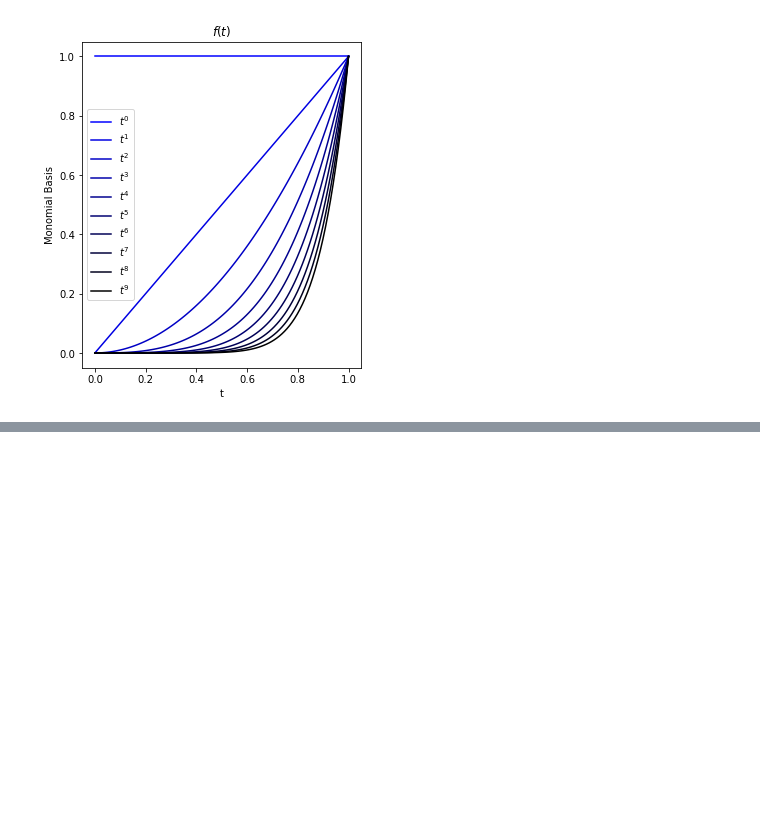
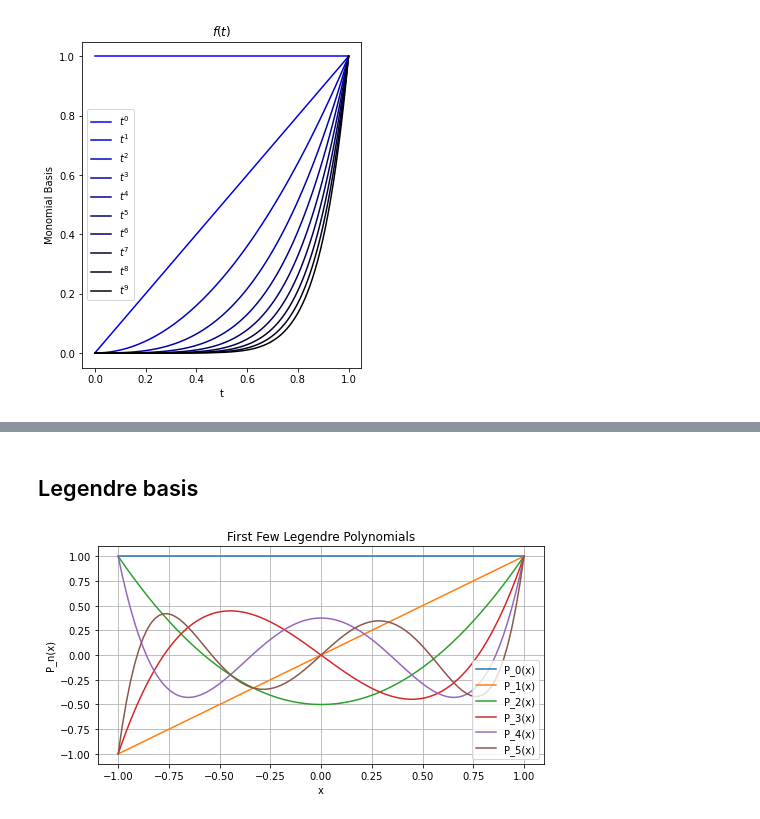
Before and after one commit to HadrienLMS/Numerical_Analysis_2024, a Jupyter notebook: 2_Interpolation/Additional_Material.ipynb, the cells around one changed output, grey strips where cells are left out. Cells and saved outputs as stored; diff of their text form; code cells hidden in the pictures; blank space fills up the shorter version.

```diff
--- a/2_Interpolation/Additional_Material.ipynb
+++ b/2_Interpolation/Additional_Material.ipynb
@@ -144,0 +217,27 @@ plt.show()
+# %% [markdown]
+## Legendre basis
+# %%
+import numpy as np
+import matplotlib.pyplot as plt
+from scipy.special import legendre
+
+# Define range of x values
+x = np.linspace(-1, 1, 100)
+
+# Number of polynomials to display
+num_polynomials = 6
+
+# Generate and plot each polynomial
+plt.figure(figsize=(8, 4))
+for n in range(num_polynomials):
+    P_n = legendre(n)  # Get the nth Legendre polynomial
+    plt.plot(x, P_n(x), label=f'P_{n}(x)')
+
+plt.title('First Few Legendre Polynomials')
+plt.xlabel('x')
+plt.ylabel('P_n(x)')
+plt.legend()
+plt.grid(True)
+plt.show()
+# %% [output]
+[figure, added]
```
Also changed, not shown: parts of 5 cells of this notebook, 4 other files.
